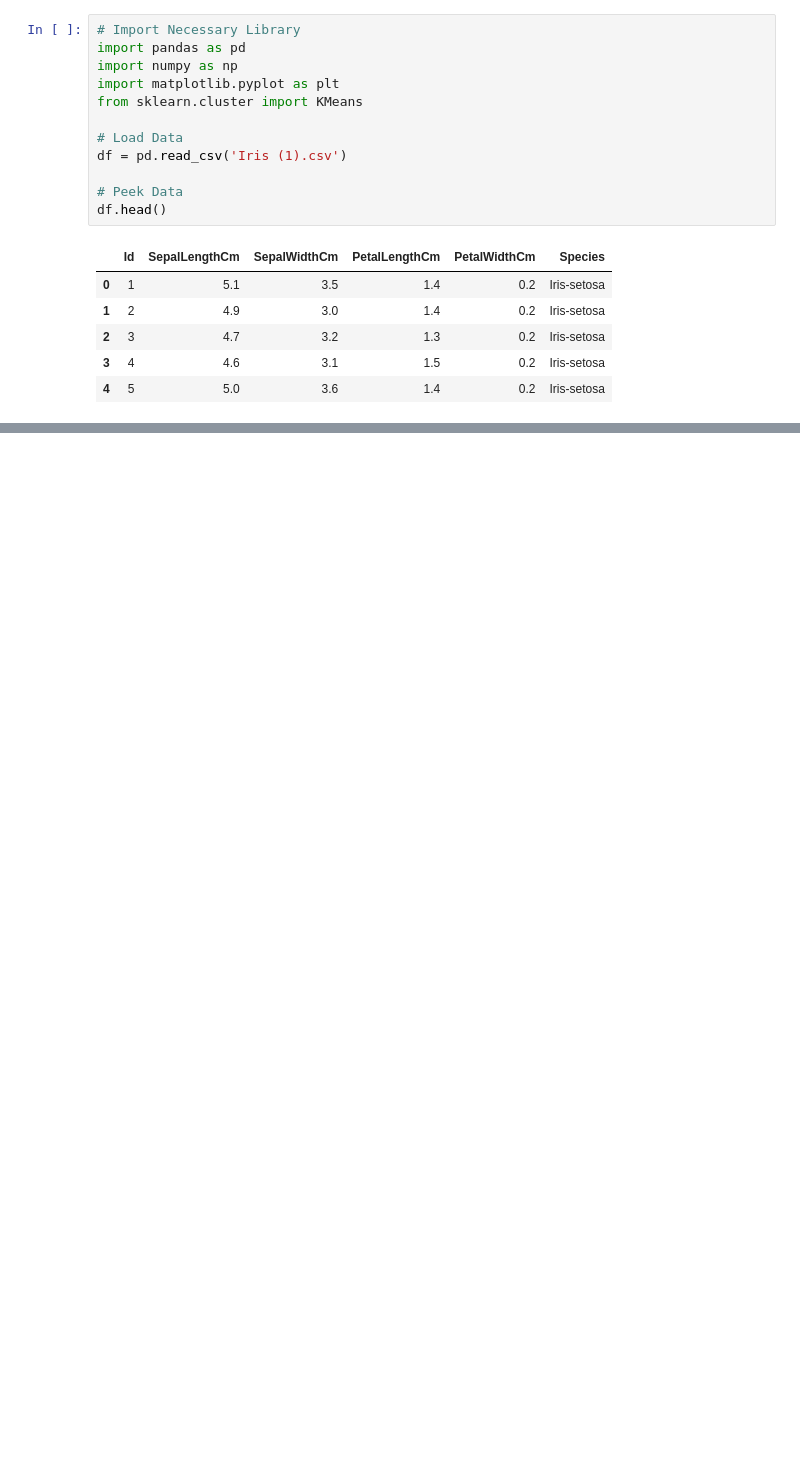
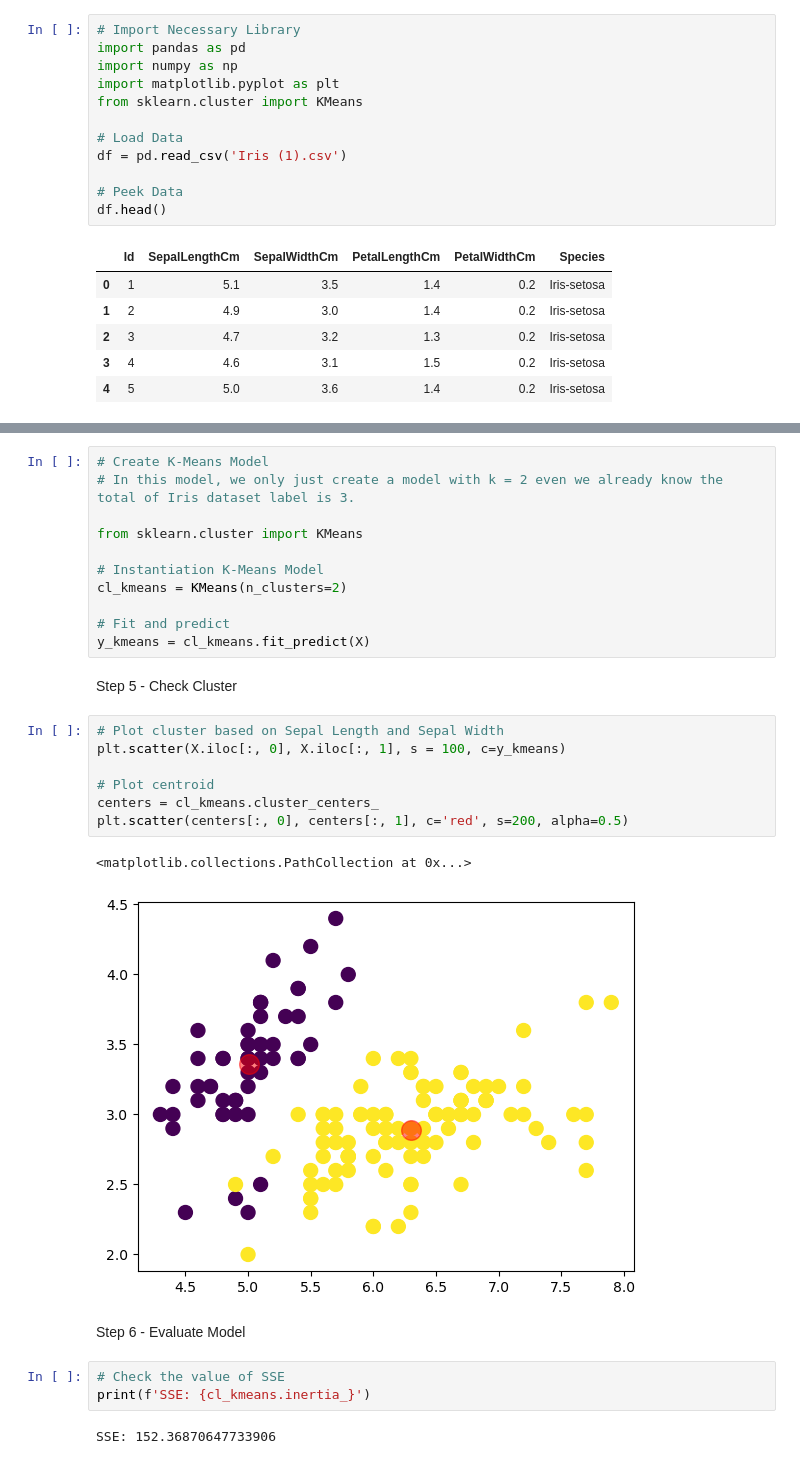
Before and after one commit to KhafillahAkbar/MachLearn_Ganjil_2023, a Jupyter notebook: Week7/Jobsheet7.ipynb, the cells around one changed output, grey strips where cells are left out. Cells and saved outputs as stored; diff of their text form; blank space fills up the shorter version.

```diff
--- a/Week7/Jobsheet7.ipynb
+++ b/Week7/Jobsheet7.ipynb
@@ -19,0 +45,30 @@ df.head()
+# %%
+# Create K-Means Model
+# In this model, we only just create a model with k = 2 even we already know the total of Iris dataset label is 3.
+
+from sklearn.cluster import KMeans
+
+# Instantiation K-Means Model
+cl_kmeans = KMeans(n_clusters=2)
+
+# Fit and predict
+y_kmeans = cl_kmeans.fit_predict(X)
+# %% [markdown]
+Step 5 - Check Cluster
+# %%
+# Plot cluster based on Sepal Length and Sepal Width
+plt.scatter(X.iloc[:, 0], X.iloc[:, 1], s = 100, c=y_kmeans)
+
+# Plot centroid
+centers = cl_kmeans.cluster_centers_
+plt.scatter(centers[:, 0], centers[:, 1], c='red', s=200, alpha=0.5)
+# %% [output]
+<matplotlib.collections.PathCollection at 0x...>
+[figure, added]
+# %% [markdown]
+Step 6 - Evaluate Model
+# %%
+# Check the value of SSE
+print(f'SSE: {cl_kmeans.inertia_}')
+# %% [output]
+SSE: 152.36870647733906
```
Also changed, not shown: parts of 81 cells of this notebook, 2 other files.
